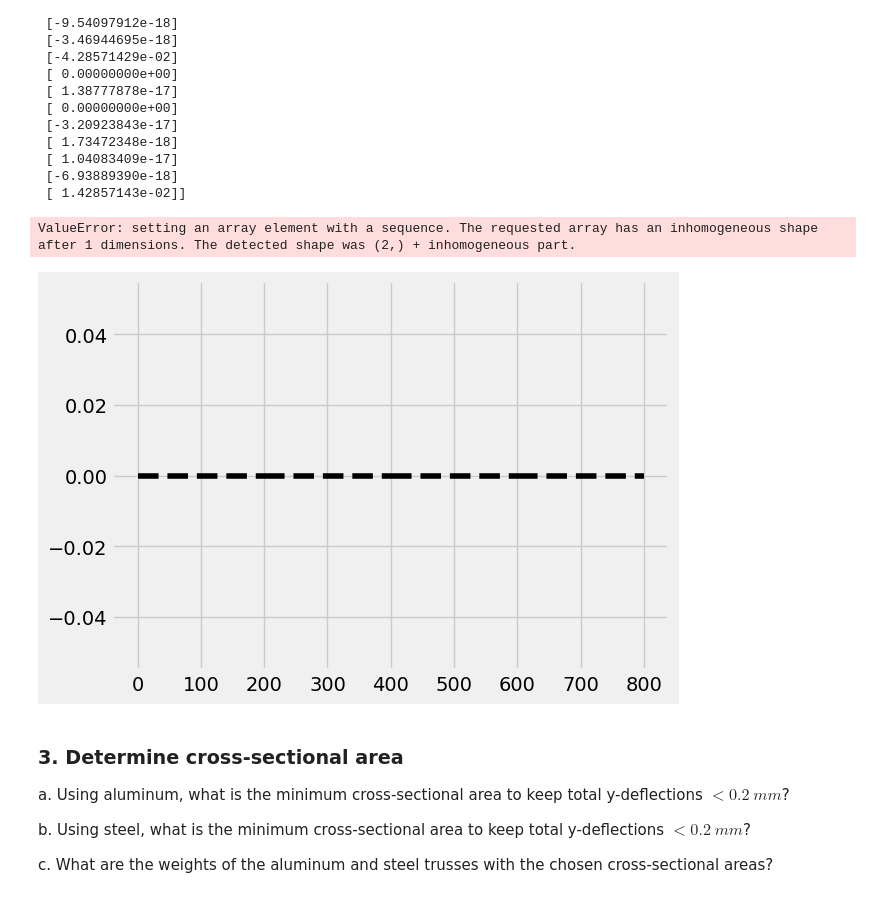
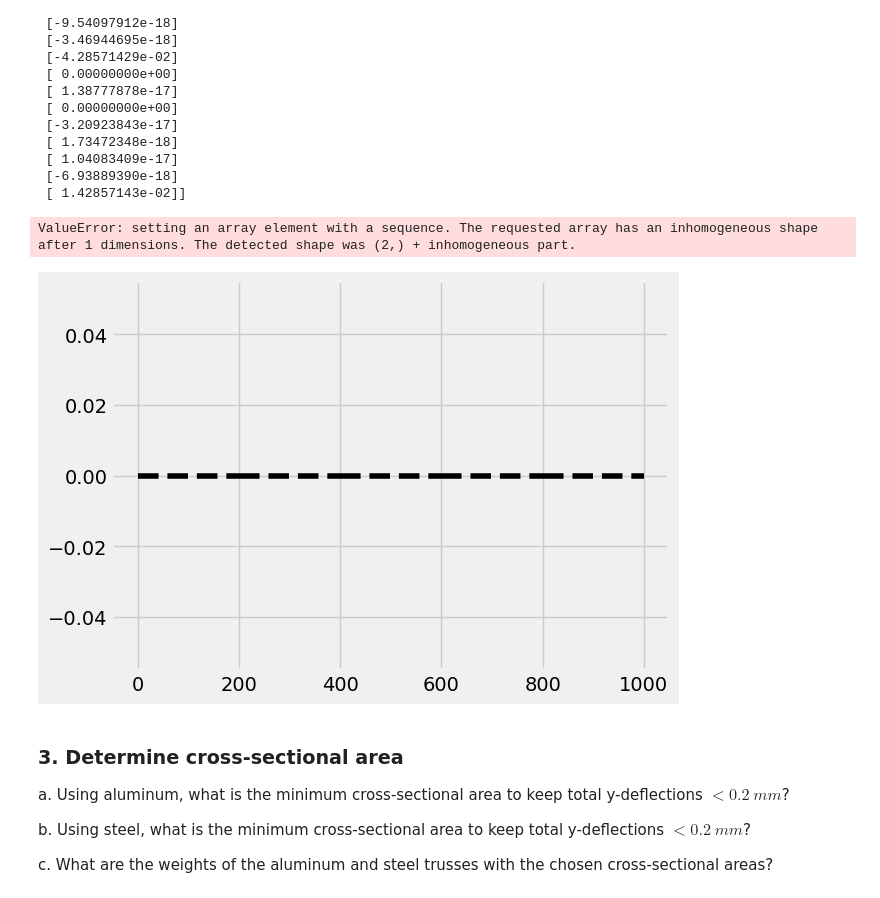
Before and after one commit to jackseitz/computational-mechanics, a Jupyter notebook: _sources/projects/04_Linear_Algebra-project.ipynb, the cells around one changed output. Cells and saved outputs as stored; diff of their text form; code cells hidden in the pictures.

```diff
--- a/_sources/projects/04_Linear_Algebra-project.ipynb
+++ b/_sources/projects/04_Linear_Algebra-project.ipynb
@@ -178,43 +178,46 @@ Reaction forces:
 #Part d
 
 # For aluminum
-u_aluminum = np.zeros((14, 1))
+u_aluminum = np.zeros((14,1), dtype=object)
 u_aluminum[2:13] = y_aluminum
 reaction_forces_aluminum = np.dot(K, u_aluminum)
 
-node_positions = np.array([[i, 0] for i in range(0, 1000, 200)])
+node_positions = np.array([[i, 0] for i in range(0, 1200, 200)])
 
 # Plot the undeformed structure
 for i in range(len(node_positions)-1):
     plt.plot(node_positions[i:i+2, 0], node_positions[i:i+2, 1], 'k--')
 
 # Plot the deformed structure for aluminum (scaled displacements)
 deformation_scale = 5.0  # Scale factor for displacements
 for i in range(2, 13):
     # Plot the deformed positions of the nodes
     plt.plot(
         [node_positions[i-2, 0], node_positions[i-2, 0] + deformation_scale * u_aluminum[i]],
         [node_positions[i-2, 1], node_positions[i-2, 1] + deformation_scale * u_aluminum[i+1]],
         'b-'
     )
 
 # Plot the reaction forces as vectors
 for i in range(2, 13):
     plt.quiver(
         node_positions[i-2, 0], node_positions[i-2, 1],
         reaction_forces_aluminum[i], reaction_forces_aluminum[i+1],
         angles='xy', scale_units='xy', scale=1, color='r'
     )
 
+plt.figure()
 plt.xlabel('x (mm)')
 plt.ylabel('y (mm)')
 plt.title('Deformed Structure with Displacements and Reaction Forces')
 plt.axis('equal')
 plt.grid(True)
 plt.show()
+
+'''Was confused about this part for plotting. Hoping to get some feedback and a helpful hint so that I can adjust the code and create the proper plot'''
 # %% [output]
 ValueError: setting an array element with a sequence. The requested array has an inhomogeneous shape after 1 dimensions. The detected shape was (2,) + inhomogeneous part.
-[figure, old version]
+[figure, new version]
 # %% [markdown]
 ### 3. Determine cross-sectional area
 
```
Also changed, not shown: parts of 1 cell of this notebook, 54 other files.
